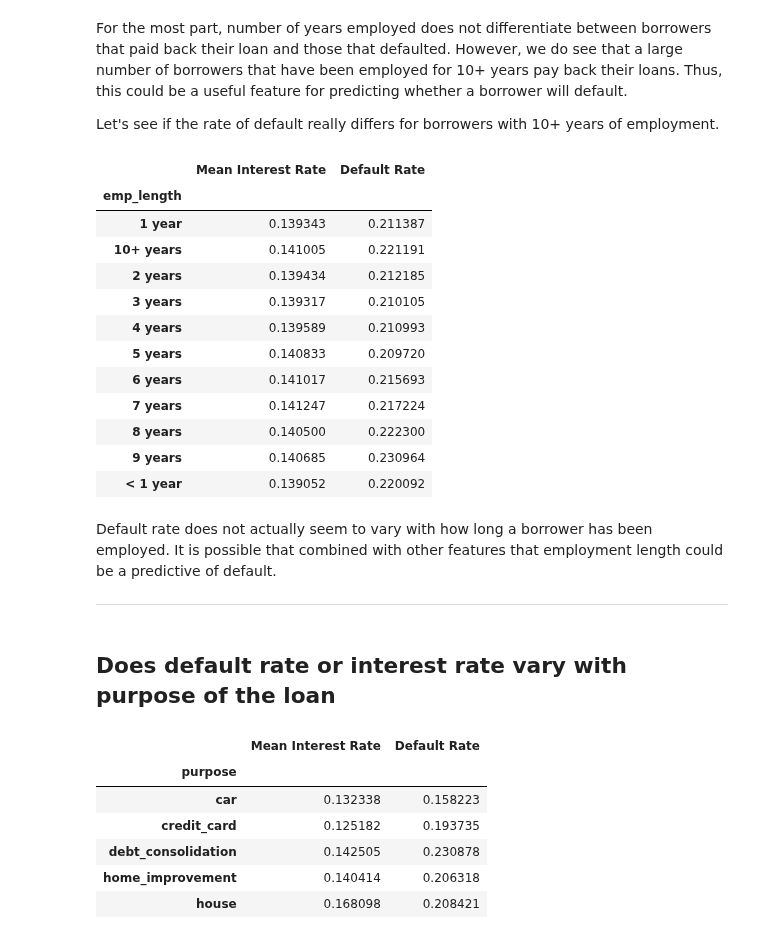
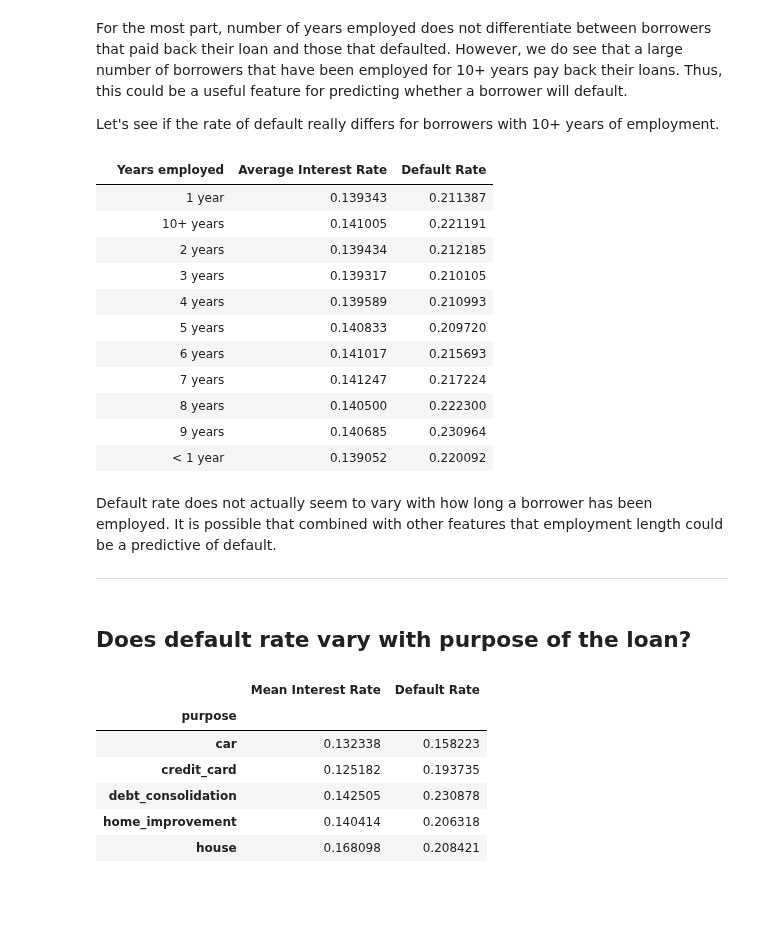
Before and after one commit to bhavenp/209A-FinalProject, a Jupyter notebook: bhaven/EDA_for_final.ipynb, the cells around one changed output. Cells and saved outputs as stored; diff of their text form; code cells hidden in the pictures; blank space fills up the shorter version.

```diff
--- a/bhaven/EDA_for_final.ipynb
+++ b/bhaven/EDA_for_final.ipynb
@@ -232,29 +238,33 @@ Let's see if the rate of default really differs for borrowers with 10+ years of
 # %%
 train_data_years_employed_gb = train_data.groupby(by="emp_length").agg({
     'int_rate': 'mean',
     'Default': 'mean'
 })
-train_data_years_employed_gb.columns = ['Mean Interest Rate', 'Default Rate']
+
+#reset the index name
+train_data_years_employed_gb.index.rename('Years employed', inplace=True);
+train_data_years_employed_gb.columns = ['Average Interest Rate', 'Default Rate'];
+train_data_years_employed_gb = train_data_years_employed_gb.reset_index();
+train_data_years_employed_gb.index = np.repeat("", 11);
 display(train_data_years_employed_gb)
 # %% [output]
-|  | Mean Interest Rate | Default Rate |
-| emp_length |  |  |
-| 1 year | 0.139343 | 0.211387 |
-| 10+ years | 0.141005 | 0.221191 |
-| 2 years | 0.139434 | 0.212185 |
-| 3 years | 0.139317 | 0.210105 |
-| 4 years | 0.139589 | 0.210993 |
-| 5 years | 0.140833 | 0.209720 |
-| 6 years | 0.141017 | 0.215693 |
-| 7 years | 0.141247 | 0.217224 |
-| 8 years | 0.140500 | 0.222300 |
-| 9 years | 0.140685 | 0.230964 |
-| < 1 year | 0.139052 | 0.220092 |
+|  | Years employed | Average Interest Rate | Default Rate |
+|  | 1 year | 0.139343 | 0.211387 |
+|  | 10+ years | 0.141005 | 0.221191 |
+|  | 2 years | 0.139434 | 0.212185 |
+|  | 3 years | 0.139317 | 0.210105 |
+|  | 4 years | 0.139589 | 0.210993 |
+|  | 5 years | 0.140833 | 0.209720 |
+|  | 6 years | 0.141017 | 0.215693 |
+|  | 7 years | 0.141247 | 0.217224 |
+|  | 8 years | 0.140500 | 0.222300 |
+|  | 9 years | 0.140685 | 0.230964 |
+|  | < 1 year | 0.139052 | 0.220092 |
 # %% [markdown]
 Default rate does not actually seem to vary with how long a borrower has been employed. It is possible that combined with other features that employment length could be a predictive of default.
 <hr>
 # %% [markdown]
-## Does default rate or interest rate vary with purpose of the loan
+## Does default rate vary with purpose of the loan?
 # %%
 #group data by different purposes for loan. Calculate mean interest rate and default rate of these loans
 train_data_purpose_gb = train_data.groupby(by="purpose").agg({
```
Also changed, not shown: parts of 18 cells of this notebook.
